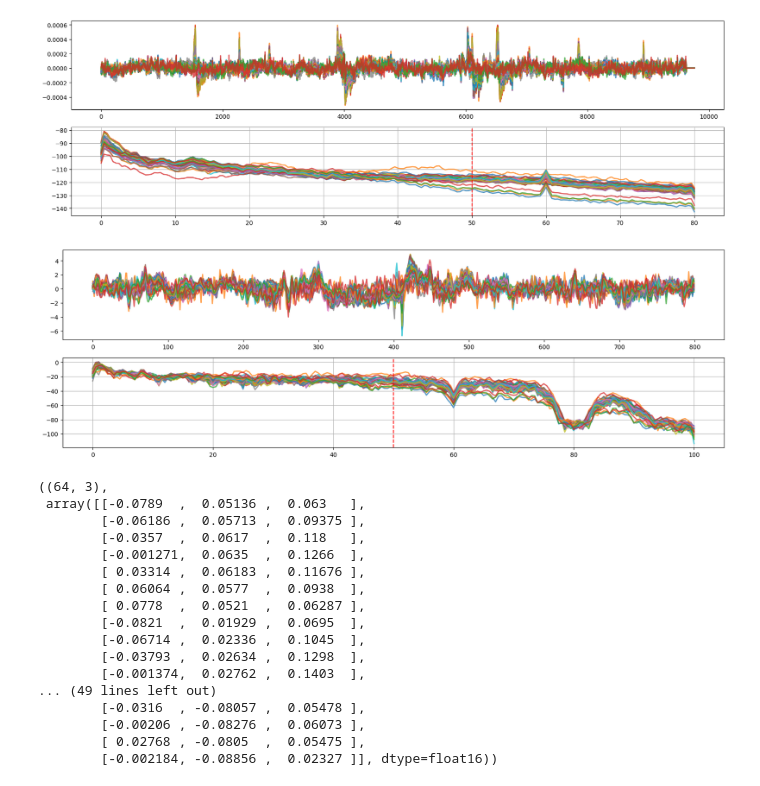
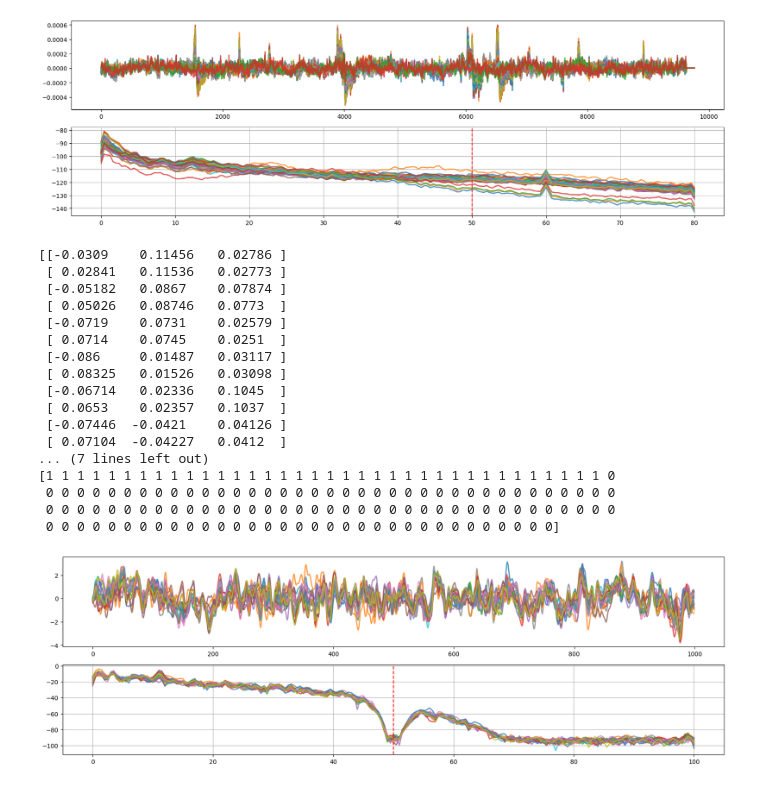
Before and after one commit to I-M-Comet/FM, a Jupyter notebook: eeg_dataset_preprocess/eval_dataset_TUAB.ipynb, the cells around one changed output. Saved outputs shown, nothing was run; the diff lists cells and outputs as text; code cells hidden in the pictures.

```diff
--- a/eeg_dataset_preprocess/eval_dataset_TUAB.ipynb
+++ b/eeg_dataset_preprocess/eval_dataset_TUAB.ipynb
@@ -197,46 +197,42 @@ print()
 # %%
 import numpy as np
 import matplotlib.pyplot as plt
 from scipy import signal
 
-path = r"D:\open_eeg_eval\PhysioNetMI_npy\train\eeg.npy"
-data = np.load(path)
+task = "mat"
+
+path = f"D:\\open_eeg_eval\\{task}_npy\\test\\"
+data = np.load(path + "eeg.npy")
 bb = data[0]
 plt.figure(figsize=(20,6))
 plt.subplot(211)
 plt.plot(bb[:, 200*0:200*60].T, alpha=0.75, lw=2) ############### 여기서 index 바꾸면 세그먼트 내 구간 plot 가능
 plt.subplot(212)
 freqs, psd = signal.welch(bb, fs=200, nperseg=200*2, axis=-1)
 # psd = np.mean(psd, axis=0)) ############### 이거 주석 풀면 mean psd 볼 수 있음
 plt.plot(freqs, (10 * np.log10(psd)).T, alpha=0.75, lw=2)
 plt.axvline(x=50, color='r', linestyle='--')
 plt.grid()
-print()
+coords = np.load(path + "coords.npy")
+print(coords[0])
+labels = np.load(path + "label.npy")
+print(labels)
 # %% [output]
+[[-0.0309    0.11456   0.02786 ]
+ [ 0.02841   0.11536   0.02773 ]
+ [-0.05182   0.0867    0.07874 ]
+ [ 0.05026   0.08746   0.0773  ]
+ [-0.0719    0.0731    0.02579 ]
+ [ 0.0714    0.0745    0.0251  ]
+ [-0.086     0.01487   0.03117 ]
+ [ 0.08325   0.01526   0.03098 ]
+ [-0.06714   0.02336   0.1045  ]
+ [ 0.0653    0.02357   0.1037  ]
+ [-0.07446  -0.0421    0.04126 ]
+ [ 0.07104  -0.04227   0.0412  ]
+... (7 lines left out)
+[1 1 1 1 1 1 1 1 1 1 1 1 1 1 1 1 1 1 1 1 1 1 1 1 1 1 1 1 1 1 1 1 1 1 1 1 0
+ 0 0 0 0 0 0 0 0 0 0 0 0 0 0 0 0 0 0 0 0 0 0 0 0 0 0 0 0 0 0 0 0 0 0 0 0 0
+ 0 0 0 0 0 0 0 0 0 0 0 0 0 0 0 0 0 0 0 0 0 0 0 0 0 0 0 0 0 0 0 0 0 0 0 0 0
+ 0 0 0 0 0 0 0 0 0 0 0 0 0 0 0 0 0 0 0 0 0 0 0 0 0 0 0 0 0 0 0 0 0]
-[figure, old version]
+[figure, new version]
-# %%
-import numpy as np
-import matplotlib.pyplot as plt
-from scipy import signal
-
-path = r"D:\open_eeg_eval\PhysioNetMI_npz\test.npz"
-data = np.load(path)
-data['coords'][0].shape, data['coords'][0]
-# %% [output]
-((64, 3),
- array([[-0.0789  ,  0.05136 ,  0.063   ],
-        [-0.06186 ,  0.05713 ,  0.09375 ],
-        [-0.0357  ,  0.0617  ,  0.118   ],
-        [-0.001271,  0.0635  ,  0.1266  ],
-        [ 0.03314 ,  0.06183 ,  0.11676 ],
-        [ 0.06064 ,  0.0577  ,  0.0938  ],
-        [ 0.0778  ,  0.0521  ,  0.06287 ],
-        [-0.0821  ,  0.01929 ,  0.0695  ],
-        [-0.06714 ,  0.02336 ,  0.1045  ],
-        [-0.03793 ,  0.02634 ,  0.1298  ],
-        [-0.001374,  0.02762 ,  0.1403  ],
-... (49 lines left out)
-        [-0.0316  , -0.08057 ,  0.05478 ],
-        [-0.00206 , -0.08276 ,  0.06073 ],
-        [ 0.02768 , -0.0805  ,  0.05475 ],
-        [-0.002184, -0.08856 ,  0.02327 ]], dtype=float16))
```
Also changed, not shown: parts of 4 cells of this notebook, 20 other files.
